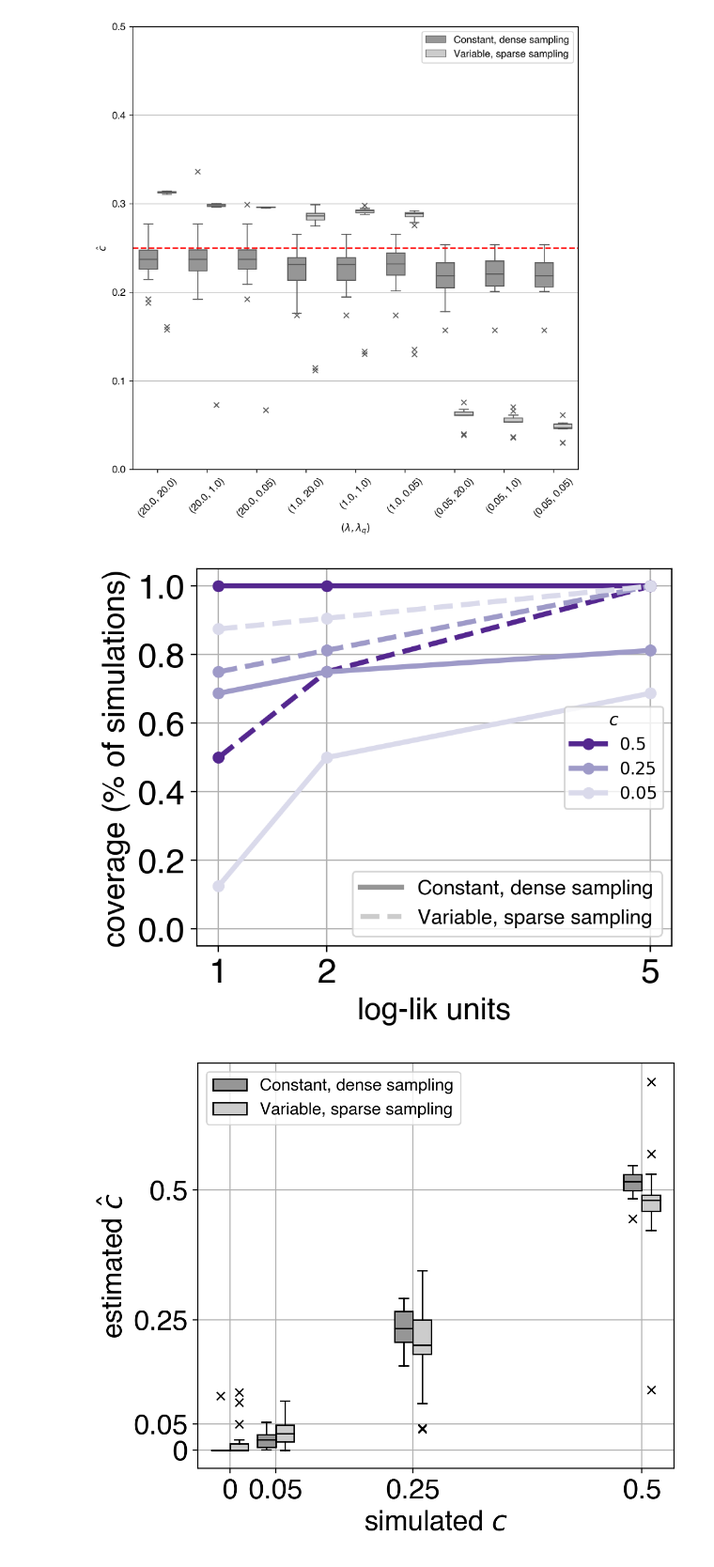
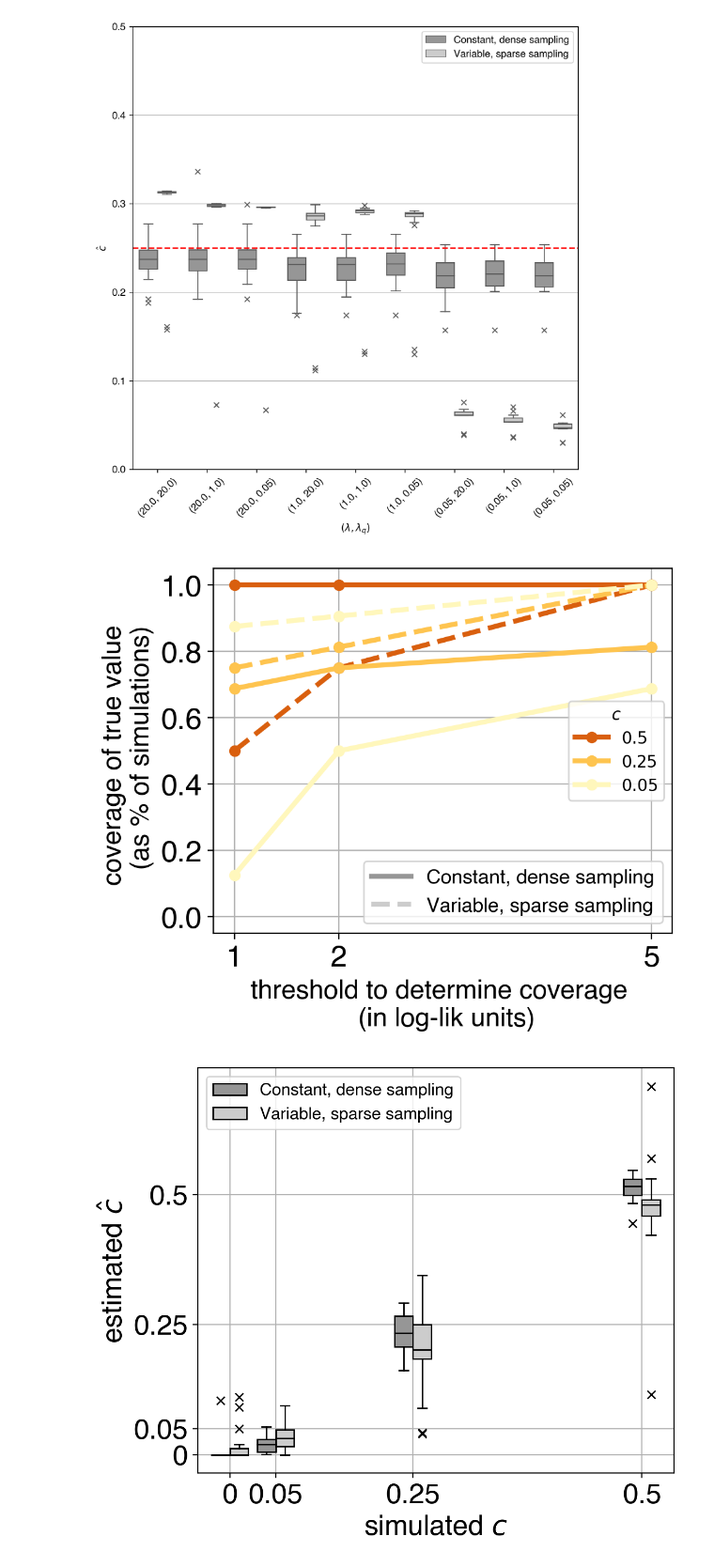
Before and after one commit to NovembreLab/feems, a Jupyter notebook: docs/notebooks/est-long-range.ipynb, the cells around one changed output. Shown at 94% size. Cells and saved outputs as stored; diff of their text form; code cells hidden in the pictures.

```diff
--- a/docs/notebooks/est-long-range.ipynb
+++ b/docs/notebooks/est-long-range.ipynb
@@ -1088,41 +1088,42 @@ plt.savefig('/Users/vivaswatshastry/Documents/feems_ms/supfigs/lambdavsc.pdf')
 # %%
 # plt.plot([1e-4,1e-3,1e-2,0.05,0.1,0.25,0.5,1],[0.13019761197484192,0.12902149935293244,0.1525418528222208,0.2596411144597768,0.3533682636707458,0.6133418878657412,1.0252415513544038,1.7361586277801393],'ko'); plt.axline((1,1),slope=1,color='grey',ls='--')
 # plt.errorbar([1e-4,1e-3,1e-2,0.05,0.1,0.25,0.5,1],[0.13019761197484192,0.12902149935293244,0.1525418528222208,0.2596411144597768,0.3533682636707458,0.6133418878657412,1.0252415513544038,1.7361586277801393],yerr=2*np.array([0.022712280888398006,0.02512421169863045,0.027121704897425686,0.04519398722241161,0.04100375527102841,0.0613764922651444,0.09075075842841175,0.14649618822602764]),color='k'); plt.xlabel('msprime simulated weights'); plt.ylabel('FEEMS estimated weights'); plt.semilogx()
 # sp.optimize.minimize(obj.neg_log_lik_c_t,x0=[0.5,0.001],args={'lre':[df['(source, dest.)'].iloc[np.argmax(df['scaled log-lik'])]],'mode':'unsampled'},method='Nelder-Mead',bounds=[(0,1),(0,0.005)])
 # sp.optimize.minimize(obj.neg_log_lik_c, 0.5, bounds=[(0.0,1)], args={'lre':[(46,8)],'mode':'unsampled'})
 # np.where(MLEdf['scaled log-lik'].isna())
 # plt.hist2d(np.array(MLEloc)[:,0],np.array(MLEloc)[:,1],cmap='Greens'); plt.ylim((0,6.5)); plt.xlim((0,10)); plt.colorbar()
 # (np.where(obj.perm_idx==df['(source, dest.)'].iloc[np.argmax(df['scaled log-lik'])][0])[0][0],8)
 # df = obj.calc_contour(destid=44,search_area='all',exclude_boundary=False)
 from matplotlib.lines import Line2D
 fig, ax = plt.subplots(dpi=200, figsize=(5,4))
 ax.grid()
-plt.yticks(np.linspace(0, 1, 6),fontsize=20)
+plt.yticks(np.linspace(0, 1, 6),fontsize=18)
 ax.set_ylim(-0.05, 1.05)
-ax.set_xlabel('log-lik units',fontsize=18)
-ax.set_ylabel('coverage (% of simulations)',fontsize=18)
-plt.xticks([1, 2, 5],fontsize=20)
+ax.set_xlabel('threshold to determine coverage \n (in log-lik units)',fontsize=16)
+ax.set_ylabel('coverage of true value \n (as % of simulations)',fontsize=16)
+plt.xticks([1, 2, 5],fontsize=18)
 
 # Plotting the curves with different linestyles and colors
-ax.plot([1, 2, 5], [1, 1, 1], '-o', color='#54278f', label=r'$0.5$', linewidth=3)
-ax.plot([1, 2, 5], [0.5, 12/16, 1], '--o', color='#54278f', linewidth=3)
-ax.plot([1, 2, 5], [11/16, 12/16, 13/16], '-o', color='#9e9ac8', label=r'$0.25$', linewidth=3)
-ax.plot([1, 2, 5], [12/16, 13/16, 1], '--o', color='#9e9ac8', linewidth=3)
-ax.plot([1, 2, 5], [2/16, 8/16, 11/16], '-o', color='#dadaeb', label=r'$0.05$', linewidth=3)
-ax.plot([1, 2, 5], [14/16, 14.5/16, 1], '--o', color='#dadaeb', linewidth=3)
+# Purples = [dadaeb,9e9ac8,54278f]
+ax.plot([1, 2, 5], [1, 1, 1], '-o', color='#d95f0e', label=r'$0.5$', linewidth=3)
+ax.plot([1, 2, 5], [0.5, 12/16, 1], '--o', color='#d95f0e', linewidth=3)
+ax.plot([1, 2, 5], [11/16, 12/16, 13/16], '-o', color='#fec44f', label=r'$0.25$', linewidth=3)
+ax.plot([1, 2, 5], [12/16, 13/16, 1], '--o', color='#fec44f', linewidth=3)
+ax.plot([1, 2, 5], [2/16, 8/16, 11/16], '-o', color='#fff7bc', label=r'$0.05$', linewidth=3)
+ax.plot([1, 2, 5], [14/16, 14.5/16, 1], '--o', color='#fff7bc', linewidth=3)
 
 # Add the first legend for the color labels (c values)
 c_legend = ax.legend(title=r'$c$', loc='center right',fontsize=10)
 # Manually add this legend to the plot
 ax.add_artist(c_legend)
 
 legend_elements = [Line2D([0], [0], linestyle='-', linewidth=3, color='#969696', label='Constant, dense sampling'),
                    Line2D([0], [0], linestyle='--', linewidth=3, color='#cccccc', label='Variable, sparse sampling')]
 # Add the second legend for line styles
 ax.legend(handles=legend_elements, loc='lower right', title='',fontsize=12);
 plt.show()
 # %% [output]
-[figure, old version]
+[figure, new version]
 # %%
 positions = [1, 2, 5, 10]
 types = cdf['type'].unique()
```
Also changed, not shown: parts of 1 cell of this notebook, 5 other files.
